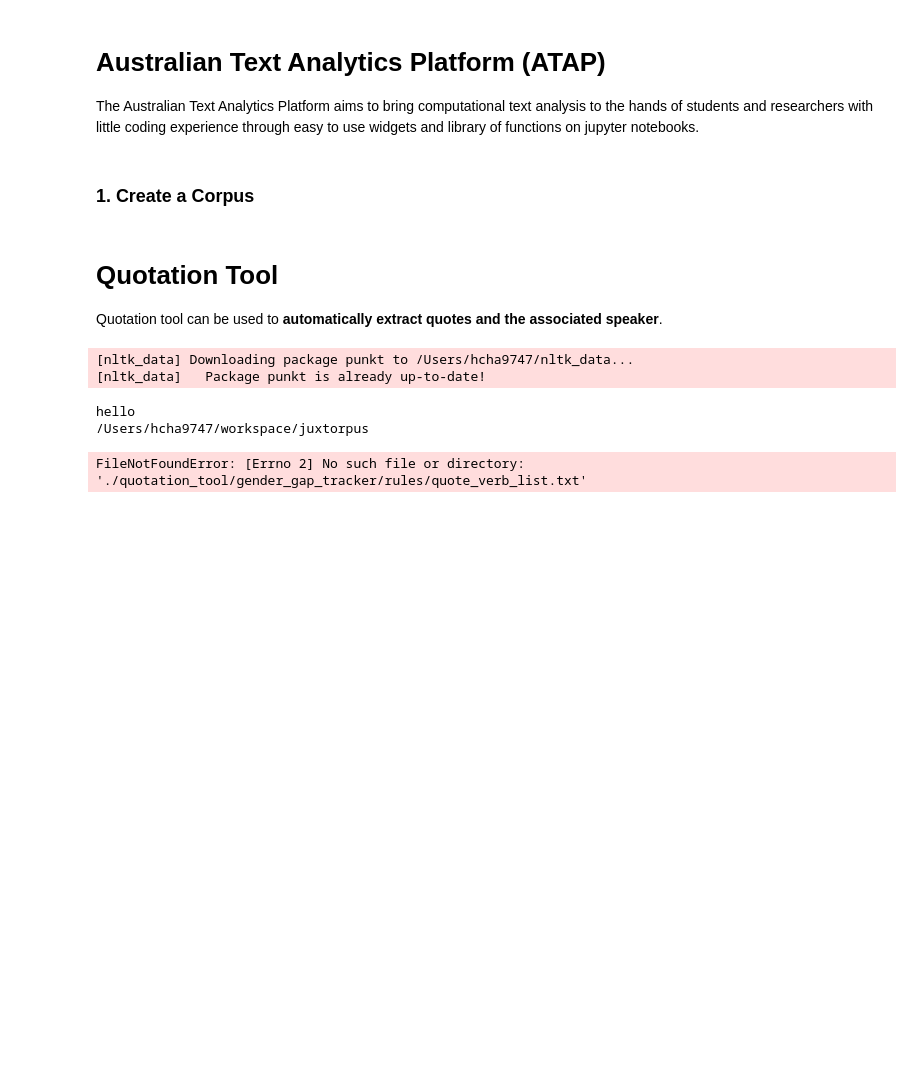
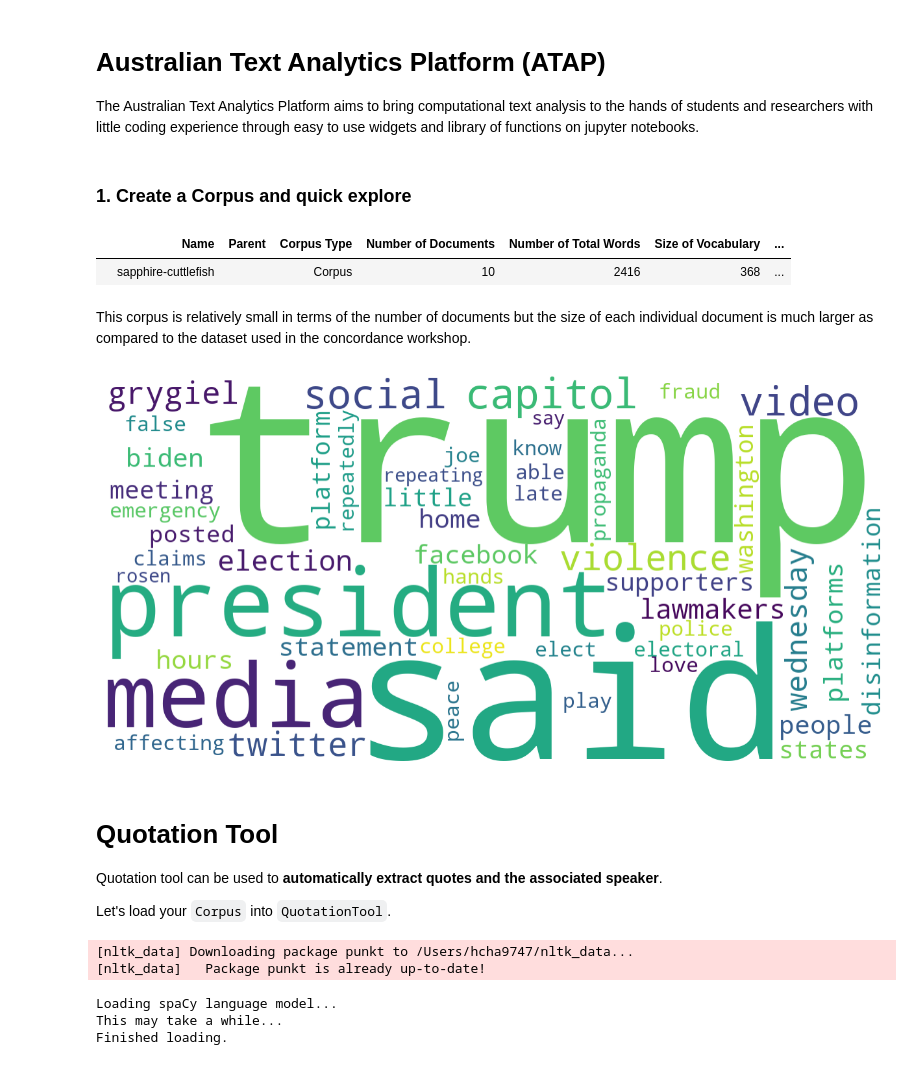
Before and after one commit to Sydney-Informatics-Hub/juxtorpus, a Jupyter notebook: notebooks/workshops/6-quotation_tool.ipynb, the cells around one changed output. Drawn from its saved outputs; the diff is of its cells as text; code cells hidden in the pictures; blank space fills up the shorter version.

```diff
--- a/notebooks/workshops/6-quotation_tool.ipynb
+++ b/notebooks/workshops/6-quotation_tool.ipynb
@@ -13,27 +13,35 @@ f"Working directory: {os.getcwd()}"
 # Australian Text Analytics Platform (ATAP)
 The Australian Text Analytics Platform aims to bring computational text analysis to the hands of students and researchers with little coding experience through easy to use widgets and library of functions on jupyter notebooks.
 # %% [markdown]
-### 1. Create a Corpus
+### 1. Create a Corpus and quick explore
 # %%
 import pandas as pd
 from juxtorpus.corpus import Corpus
 
 corpus = Corpus.from_dataframe(pd.read_excel('notebooks/workshops/ten_texts.xlsx'), col_doc='doc')
 # %%
-# corpus.summary().T
+corpus.summary().T
+# %% [output]
+|  | Name | Parent | Corpus Type | Number of Documents | Number of Total Words | Size of Vocabulary | ... |
+|  | sapphire-cuttlefish |  | Corpus | 10 | 2416 | 368 | ... |
+# %% [markdown]
+This corpus is relatively small in terms of the number of documents but the size of each individual document is much larger as compared to the dataset used in the concordance workshop.
 # %%
-# corpus.viz.wordcloud(metric='tf')
+corpus.viz.wordcloud(metric='tf')
+# %% [output]
+[figure, added]
 # %% [markdown]
 # Quotation Tool
 Quotation tool can be used to **automatically extract quotes and the associated speaker**.
+
+Let's load your `Corpus` into `QuotationTool`.
 # %%
-from quotation_tool.extract_display_quotes import QuotationTool
+from quotation_tool import QuotationTool
+
+qt = QuotationTool.from_corpus(corpus, doc_name_meta_id='id')   # requires metadata on document name.
 # %% [output]
 [nltk_data] Downloading package punkt to /Users/hcha9747/nltk_data...
 [nltk_data]   Package punkt is already up-to-date!
+Loading spaCy language model...
+This may take a while...
+Finished loading.
-# %%
-qt = QuotationTool.from_corpus(corpus, text_name_meta_id='id')
-# %% [output]
-hello
-/Users/hcha9747/workspace/juxtorpus
-FileNotFoundError: [Errno 2] No such file or directory: './quotation_tool/gender_gap_tracker/rules/quote_verb_list.txt'
```
Also changed, not shown: parts of 21 cells of this notebook, 2 other files.
